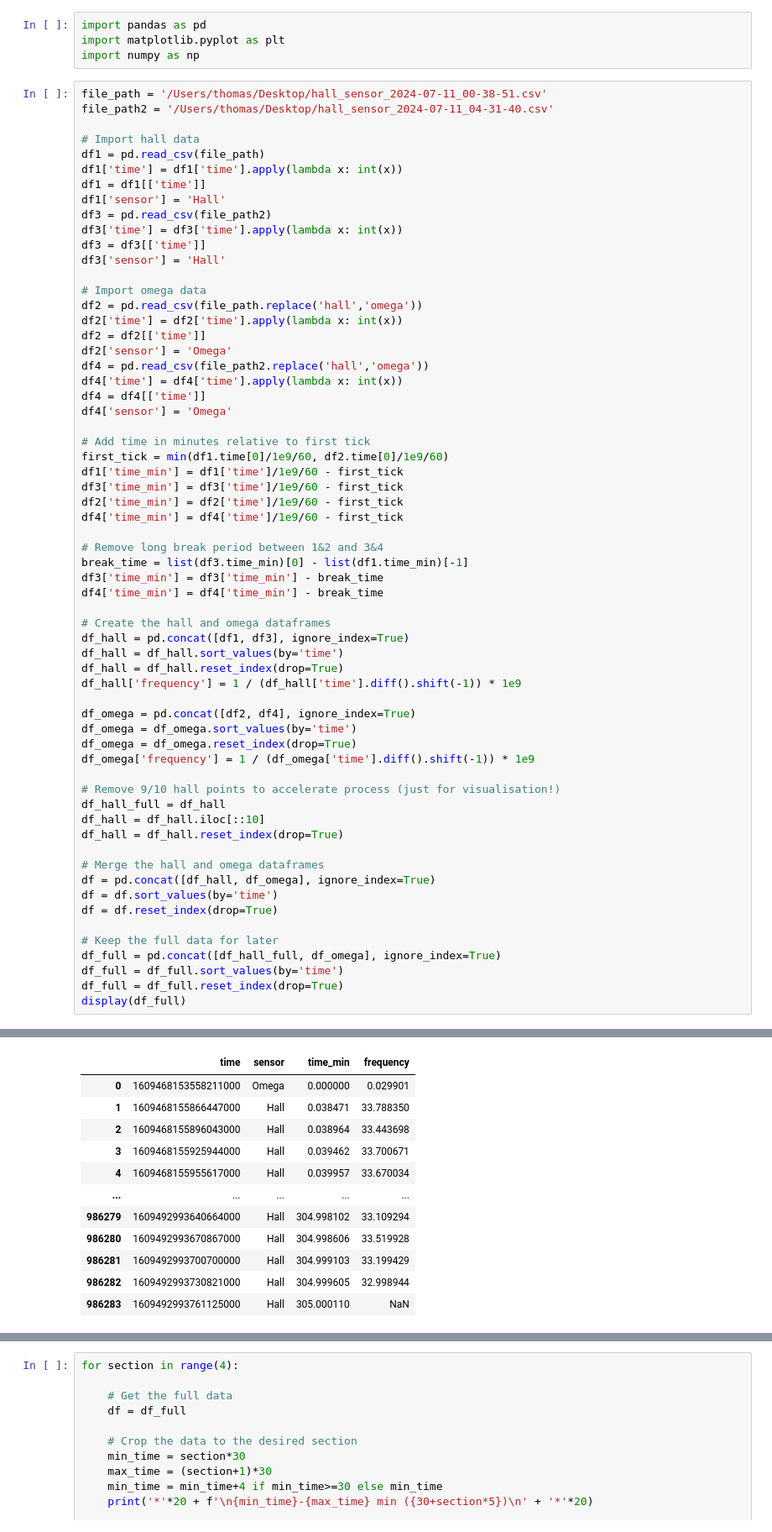
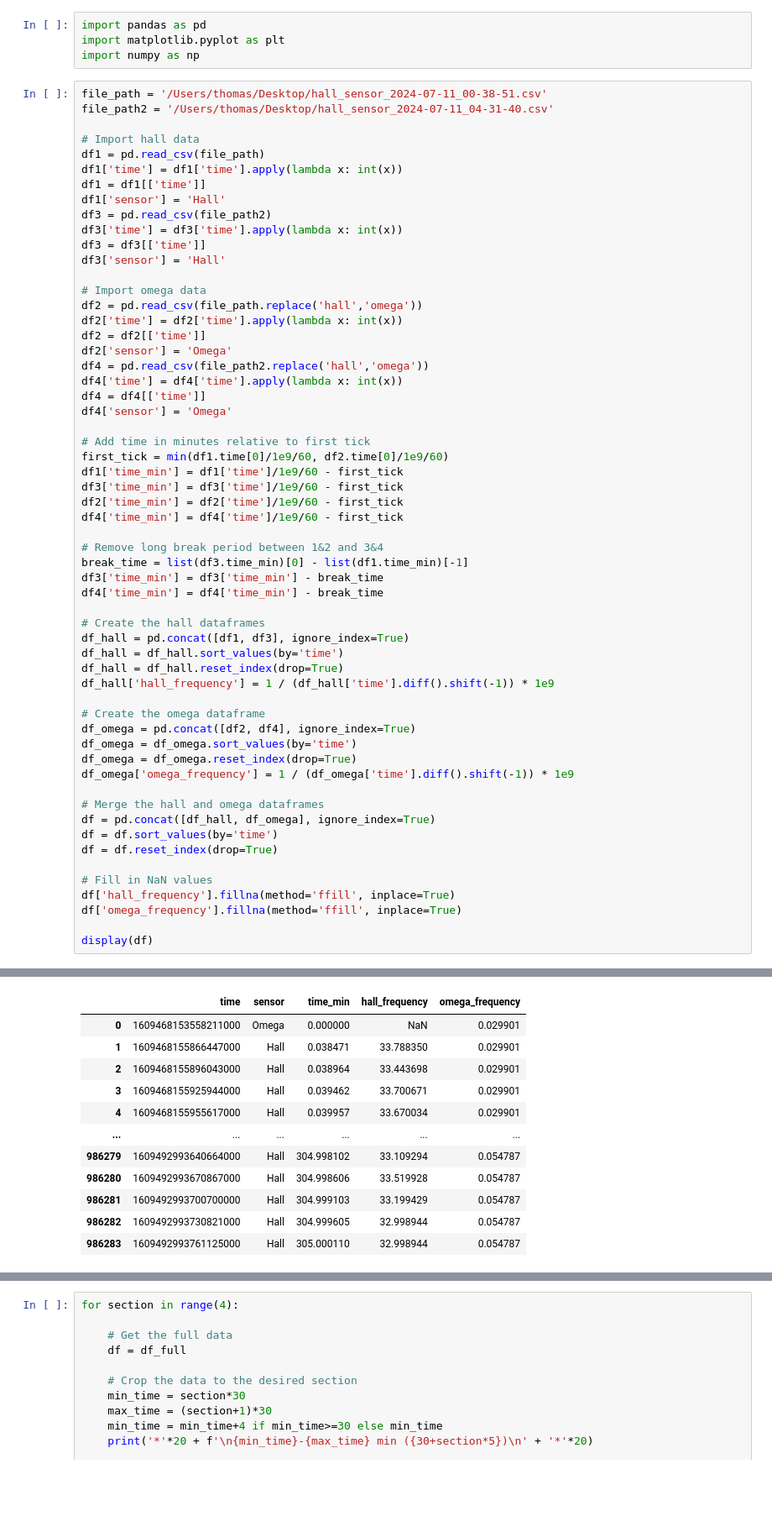
Before and after one commit to thdfw/gwks, a Jupyter notebook: pico/flowmeter/flow_data_analysis/simple_analysis.ipynb, the cells around one changed output, grey strips where cells are left out. Shown: that part at 84% size. Cells and saved outputs as stored; diff of their text form; blank space fills up the shorter version.

```diff
--- a/pico/flowmeter/flow_data_analysis/simple_analysis.ipynb
+++ b/pico/flowmeter/flow_data_analysis/simple_analysis.ipynb
@@ -38,30 +38,26 @@ break_time = list(df3.time_min)[0] - list(df1.time_min)[-1]
 df3['time_min'] = df3['time_min'] - break_time
 df4['time_min'] = df4['time_min'] - break_time
 
-# Create the hall and omega dataframes
+# Create the hall dataframes
 df_hall = pd.concat([df1, df3], ignore_index=True)
 df_hall = df_hall.sort_values(by='time')
 df_hall = df_hall.reset_index(drop=True)
-df_hall['frequency'] = 1 / (df_hall['time'].diff().shift(-1)) * 1e9
+df_hall['hall_frequency'] = 1 / (df_hall['time'].diff().shift(-1)) * 1e9
 
+# Create the omega dataframe
 df_omega = pd.concat([df2, df4], ignore_index=True)
 df_omega = df_omega.sort_values(by='time')
 df_omega = df_omega.reset_index(drop=True)
-df_omega['frequency'] = 1 / (df_omega['time'].diff().shift(-1)) * 1e9
-
-# Remove 9/10 hall points to accelerate process (just for visualisation!)
-df_hall_full = df_hall
-df_hall = df_hall.iloc[::10]
-df_hall = df_hall.reset_index(drop=True)
+df_omega['omega_frequency'] = 1 / (df_omega['time'].diff().shift(-1)) * 1e9
 
 # Merge the hall and omega dataframes
 df = pd.concat([df_hall, df_omega], ignore_index=True)
 df = df.sort_values(by='time')
 df = df.reset_index(drop=True)
 
-# Keep the full data for later
-df_full = pd.concat([df_hall_full, df_omega], ignore_index=True)
-df_full = df_full.sort_values(by='time')
-df_full = df_full.reset_index(drop=True)
-display(df_full)
+# Fill in NaN values
+df['hall_frequency'].fillna(method='ffill', inplace=True)
+df['omega_frequency'].fillna(method='ffill', inplace=True)
+
+display(df)
 # %% [output]
@@ -68,12 +76,12 @@ display(df_full)
-|  | time | sensor | time_min | frequency |
-| 0 | 1609468153558211000 | Omega | 0.000000 | 0.029901 |
-| 1 | 1609468155866447000 | Hall | 0.038471 | 33.788350 |
-| 2 | 1609468155896043000 | Hall | 0.038964 | 33.443698 |
-| 3 | 1609468155925944000 | Hall | 0.039462 | 33.700671 |
-| 4 | 1609468155955617000 | Hall | 0.039957 | 33.670034 |
-| ... | ... | ... | ... | ... |
-| 986279 | 1609492993640664000 | Hall | 304.998102 | 33.109294 |
-| 986280 | 1609492993670867000 | Hall | 304.998606 | 33.519928 |
-| 986281 | 1609492993700700000 | Hall | 304.999103 | 33.199429 |
-| 986282 | 1609492993730821000 | Hall | 304.999605 | 32.998944 |
-| 986283 | 1609492993761125000 | Hall | 305.000110 | NaN |
+|  | time | sensor | time_min | hall_frequency | omega_frequency |
+| 0 | 1609468153558211000 | Omega | 0.000000 | NaN | 0.029901 |
+| 1 | 1609468155866447000 | Hall | 0.038471 | 33.788350 | 0.029901 |
+| 2 | 1609468155896043000 | Hall | 0.038964 | 33.443698 | 0.029901 |
+| 3 | 1609468155925944000 | Hall | 0.039462 | 33.700671 | 0.029901 |
+| 4 | 1609468155955617000 | Hall | 0.039957 | 33.670034 | 0.029901 |
+| ... | ... | ... | ... | ... | ... |
+| 986279 | 1609492993640664000 | Hall | 304.998102 | 33.109294 | 0.054787 |
+| 986280 | 1609492993670867000 | Hall | 304.998606 | 33.519928 | 0.054787 |
+| 986281 | 1609492993700700000 | Hall | 304.999103 | 33.199429 | 0.054787 |
+| 986282 | 1609492993730821000 | Hall | 304.999605 | 32.998944 | 0.054787 |
+| 986283 | 1609492993761125000 | Hall | 305.000110 | 32.998944 | 0.054787 |
```
Also changed, not shown: parts of 3 cells of this notebook.
